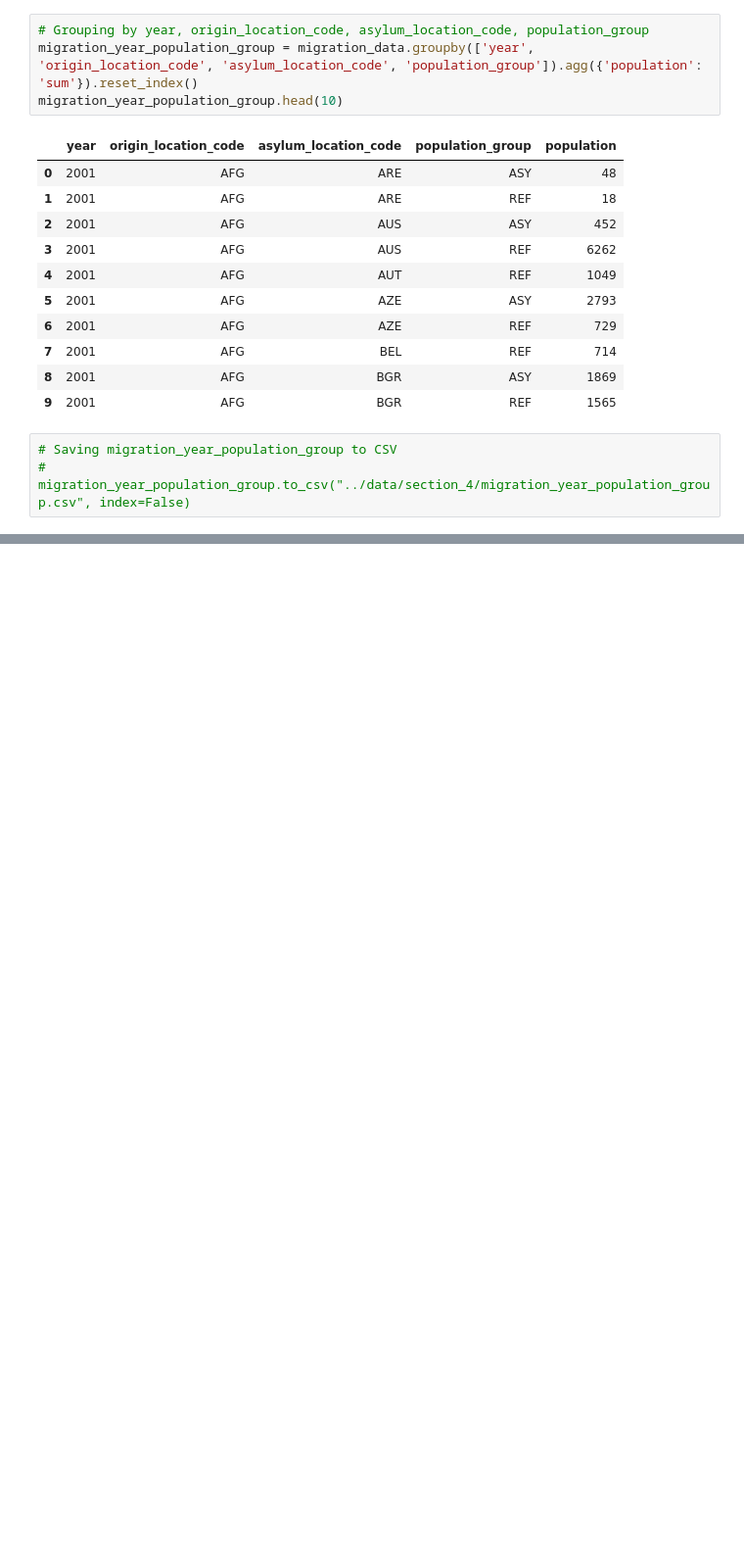
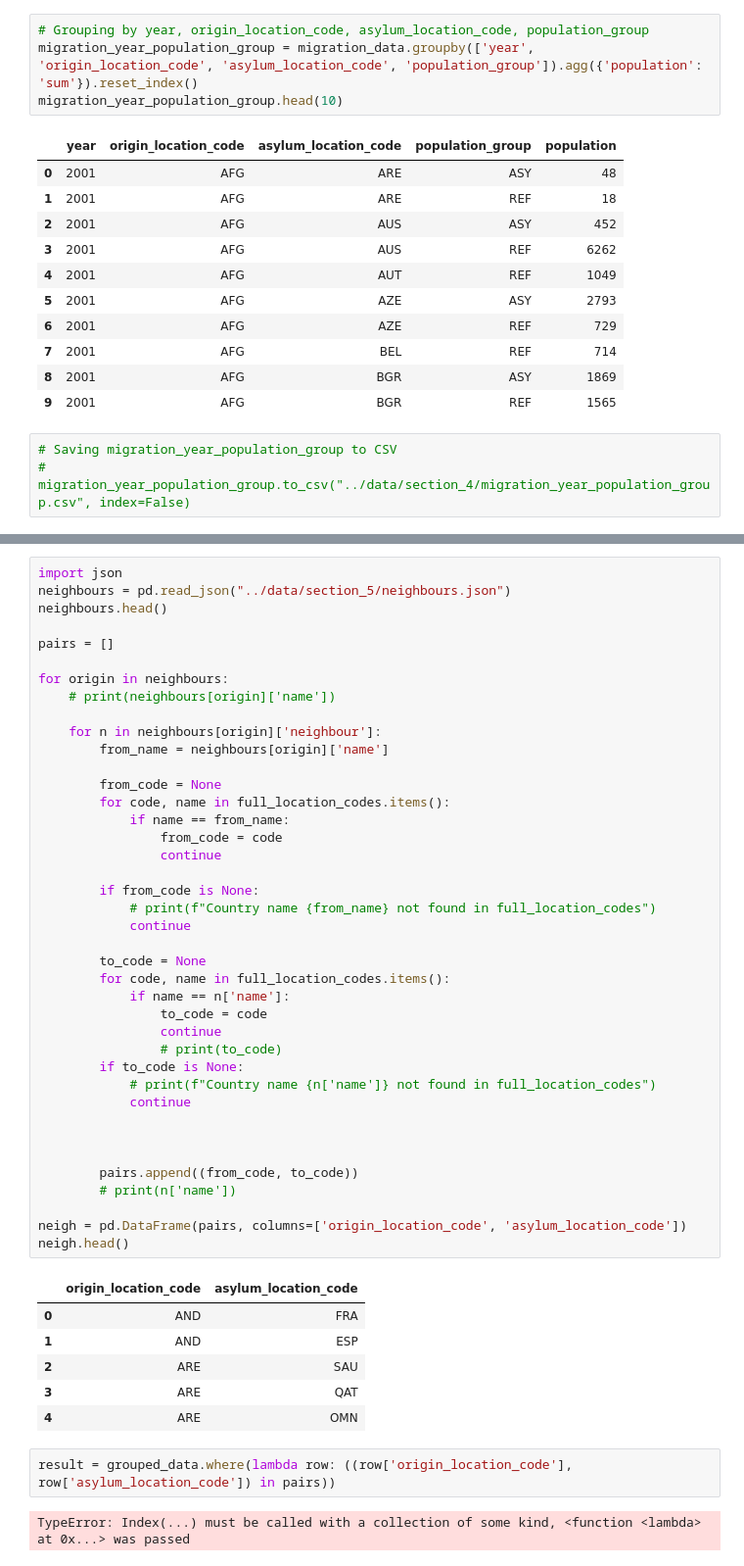
Before and after one commit to group-pi-dataviz/group-pi-dataviz.github.io, a Jupyter notebook: scripts/data_prepocessing_parte5.ipynb, the cells around one changed output, grey strips where cells are left out. Shown at 98% size. Drawn from its saved outputs; the diff is of its cells as text; blank space fills up the shorter version.

```diff
--- a/scripts/data_prepocessing_parte5.ipynb
+++ b/scripts/data_prepocessing_parte5.ipynb
@@ -1284,0 +1300,51 @@ migration_year_population_group.head(10)
+# %%
+import json
+neighbours = pd.read_json("../data/section_5/neighbours.json")
+neighbours.head()
+
+pairs = []
+
+for origin in neighbours:
+    # print(neighbours[origin]['name'])
+
+    for n in neighbours[origin]['neighbour']:
+        from_name = neighbours[origin]['name']
+
+        from_code = None
+        for code, name in full_location_codes.items():
+            if name == from_name:
+                from_code = code
+                continue
+
+        if from_code is None:
+            # print(f"Country name {from_name} not found in full_location_codes")
+            continue
+
+        to_code = None
+        for code, name in full_location_codes.items():
+            if name == n['name']:
+                to_code = code
+                continue
+                # print(to_code)
+        if to_code is None:
+            # print(f"Country name {n['name']} not found in full_location_codes")
+            continue
+
+
+
+        pairs.append((from_code, to_code))
+        # print(n['name'])
+
+neigh = pd.DataFrame(pairs, columns=['origin_location_code', 'asylum_location_code'])
+neigh.head()
+# %% [output]
+|  | origin_location_code | asylum_location_code |
+| 0 | AND | FRA |
+| 1 | AND | ESP |
+| 2 | ARE | SAU |
+| 3 | ARE | QAT |
+| 4 | ARE | OMN |
+# %%
+result = grouped_data.where(lambda row: ((row['origin_location_code'], row['asylum_location_code']) in pairs))
+# %% [output]
+TypeError: Index(...) must be called with a collection of some kind, <function <lambda> at 0x...> was passed
```
Also changed, not shown: parts of 4 cells of this notebook, 4 other files.
